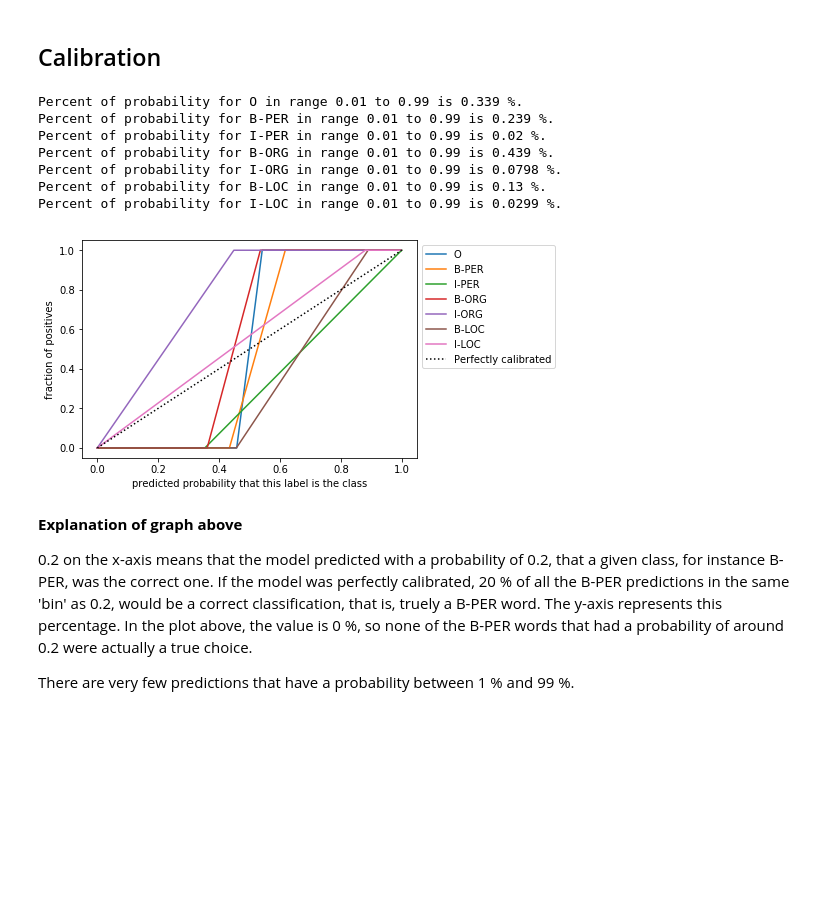
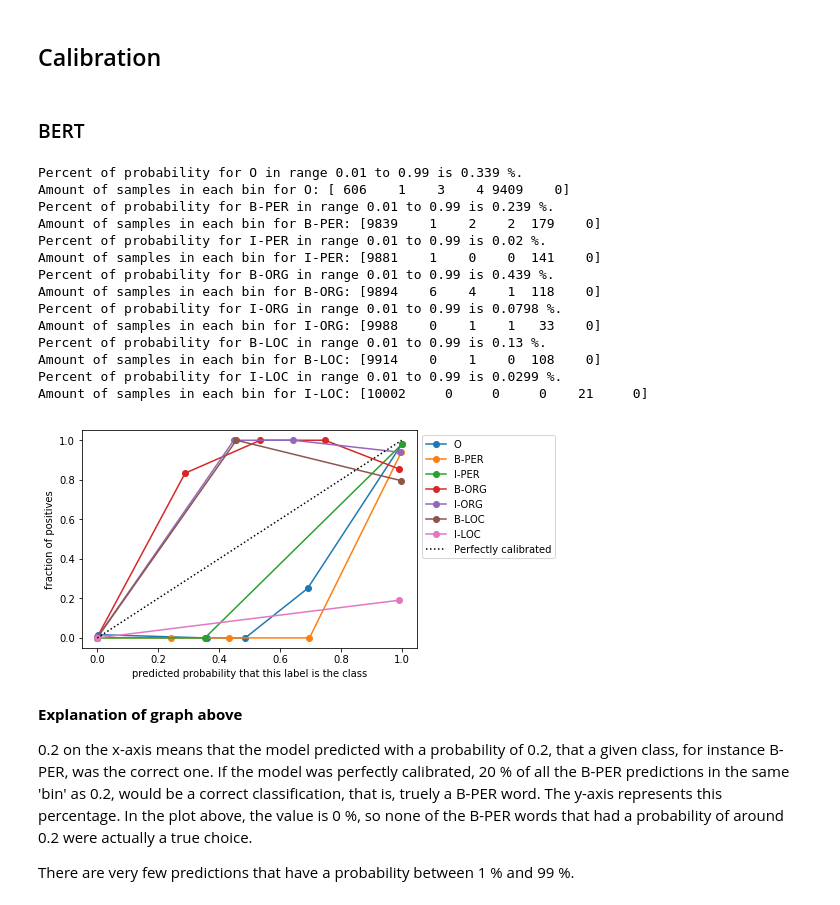
Before and after one commit to jorgeta/ner, a Jupyter notebook: notebooks/evaluation_with_probabilities.ipynb, the cells around one changed output. Saved outputs shown, nothing was run; the diff lists cells and outputs as text; code cells hidden in the pictures; blank space fills up the shorter version.

```diff
--- a/notebooks/evaluation_with_probabilities.ipynb
+++ b/notebooks/evaluation_with_probabilities.ipynb
@@ -100,3 +93,5 @@ for i in range(5):
+# %%
+bert_preds, bert_time_spent, output_probabilities = get_bert_predictions()
 # %%
 def get_flair_predictions():
     start = time.time()
@@ -510,8 +630,10 @@ notices that something is different.
 
 99: Misses MISC.
 # %%
-index = 1
-# obs: 1, 5, 6, 11, 15, 23, 26, 32, 37, 39, 42, 43, 46, 47, 51, 58, 63, 71, 76, 81, 82, 86, 87, 93, 97, 99
+index = 99
+# obs:
+# 1, 4, 5, 6, 11, 15, 23, 26, 32, 37, 39, 42, 43, 46, 47,
+# 51, 55, 58, 63, 65, 66, 71, 72, 76, 81, 82, 86, 87, 93, 97, 99
 
-predictions, predictions_probs, outputs = sentence_prediction_analysis(sentences[index], categories[index], True)
+bert_info, flair_info = sentence_prediction_analysis(sentences[index], categories[index], True)
 # %% [output]
@@ -556,38 +683,60 @@ B-MISC Unix'
 B-MISC Gug'ske
 # %% [markdown]
 ## Calibration
+# %%
+def bin_total(y_true, y_prob, n_bins):
+    '''Computes the total amount of samples in each bin in the calibration plot
+    Source: https://changhsinlee.com/python-calibration-plot/'''
+    bins = np.linspace(0., 1. + 1e-8, n_bins + 1)
+
+    # In sklearn.calibration.calibration_curve,
+    # the last value in the array is always 0.
+    binids = np.digitize(y_prob, bins) - 1
+
+    return np.bincount(binids, minlength=len(bins))
+# %% [markdown]
+### BERT
 # %%
-bert_preds, _, output_probabilities = get_bert_predictions()
+#bert_preds, _, output_probabilities = get_bert_predictions()
 output_probabilities = torch.cat(tuple(output_probabilities), 0)
 # %%
+n_bins = 5
 for label_for_calibration in bert.label_list:
     if label_for_calibration[2:]=='MISC':
         continue
     index = bert.label_list.index(label_for_calibration)
     probs = output_probabilities[:,index]
     counter = 0
     for val in probs:
         if val > 0.01 and val < 0.99:
             counter += 1
     print(f'Percent of probability for {label_for_calibration}',
           'in range 0.01 to 0.99 is {:0.3} %.'.format(100*counter/len(probs)))
-    true_bin = [int(tok==label_for_calibration) for tok in bert_preds_flattened]
-    prob_true, prob_pred = calibration_curve(true_bin, probs, n_bins=10)
-    plt.plot(prob_pred, prob_true, label=label_for_calibration)
+    true_bin = [int(tok==label_for_calibration) for tok in categories_flattened]
+    prob_true, prob_pred = calibration_curve(true_bin, probs, n_bins=n_bins)
+    print(f'Amount of samples in each bin for {label_for_calibration}:', bin_total(true_bin, probs, n_bins=n_bins))
+    plt.plot(prob_pred, prob_true, label=label_for_calibration, marker='o')
 plt.plot([0, 1], [0, 1], "k:", label="Perfectly calibrated")
 plt.legend(bbox_to_anchor=(1, 1), loc='upper left')
 plt.ylabel('fraction of positives')
 plt.xlabel('predicted probability that this label is the class')
 plt.show()
 # %% [output]
 Percent of probability for O in range 0.01 to 0.99 is 0.339 %.
+Amount of samples in each bin for O: [ 606    1    3    4 9409    0]
 Percent of probability for B-PER in range 0.01 to 0.99 is 0.239 %.
+Amount of samples in each bin for B-PER: [9839    1    2    2  179    0]
 Percent of probability for I-PER in range 0.01 to 0.99 is 0.02 %.
+Amount of samples in each bin for I-PER: [9881    1    0    0  141    0]
 Percent of probability for B-ORG in range 0.01 to 0.99 is 0.439 %.
+Amount of samples in each bin for B-ORG: [9894    6    4    1  118    0]
 Percent of probability for I-ORG in range 0.01 to 0.99 is 0.0798 %.
+Amount of samples in each bin for I-ORG: [9988    0    1    1   33    0]
 Percent of probability for B-LOC in range 0.01 to 0.99 is 0.13 %.
+Amount of samples in each bin for B-LOC: [9914    0    1    0  108    0]
 Percent of probability for I-LOC in range 0.01 to 0.99 is 0.0299 %.
+Amount of samples in each bin for I-LOC: [10002     0     0     0    21     0]
-[figure, old version]
+[figure, new version]
 # %% [markdown]
 **Explanation of graph above**
 
```
Also changed, not shown: parts of 63 cells of this notebook, 2 other files.
